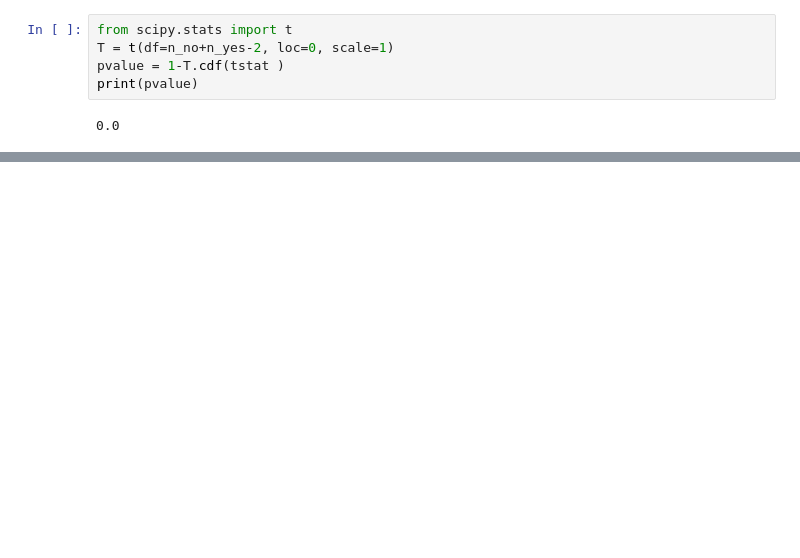
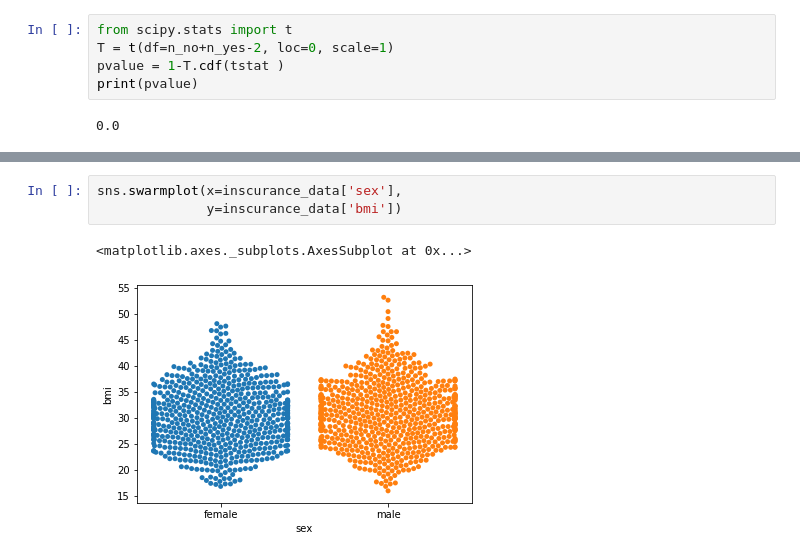
Before and after one commit to KyLarson-Research/AP_Statistics, a Jupyter notebook: smoker.ipynb, the cells around one changed output, grey strips where cells are left out. Cells and saved outputs as stored; diff of their text form; blank space fills up the shorter version.

```diff
--- a/smoker.ipynb
+++ b/smoker.ipynb
@@ -94,0 +220,6 @@ print(pvalue)
+# %%
+sns.swarmplot(x=inscurance_data['sex'],
+              y=inscurance_data['bmi'])
+# %% [output]
+<matplotlib.axes._subplots.AxesSubplot at 0x...>
+[figure, added]
```
Also changed, not shown: parts of 30 cells of this notebook, 1 other file.
